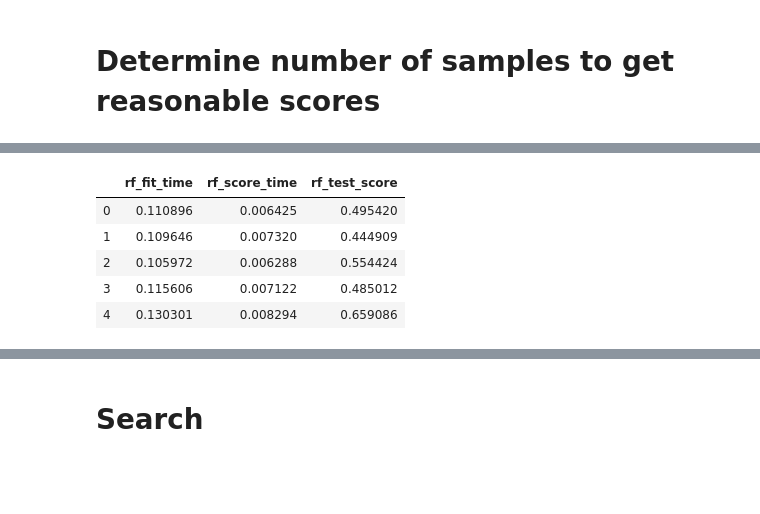
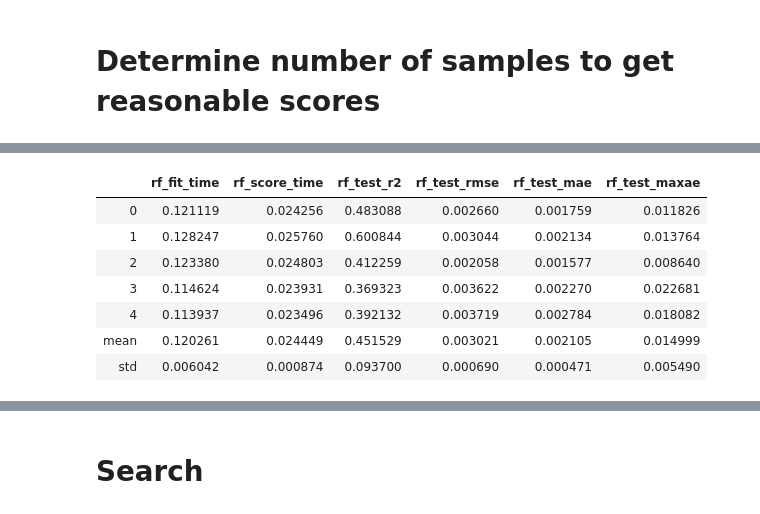
Before and after one commit to mbardwell/masters-simapprox, a Jupyter notebook: smart-sim/simhandler/ieee-13_approximating-with-RF_gaussiansamples.ipynb, the cells around one changed output, grey strips where cells are left out. Saved outputs shown, nothing was run; the diff lists cells and outputs as text; code cells hidden in the pictures; blank space fills up the shorter version.

Commit message:
RF training code with r2/rmse/mae/maxae metric. Results between 100-100000 samples. Update environment.yml

```diff
--- a/smart-sim/simhandler/ieee-13_approximating-with-RF_gaussiansamples.ipynb
+++ b/smart-sim/simhandler/ieee-13_approximating-with-RF_gaussiansamples.ipynb
@@ -224,10 +250,8 @@ sample_size = 100000 # this is the max number of samples available
 data_to_change = ["loads-p_set", "snapshots", "loads-q_set"]
 
 path_to_powerflow_example = "../../pypsa/examples/ieee-13/"
-path_to_powerflow_data = (path_to_powerflow_example +
-                          "/ieee-13-with-load-gen-gaussian-data-"
-                          + str(sample_size) +
-                          "-samples/")
+path_to_powerflow_data = (path_to_powerflow_example + "/ieee-13-with-load-gen-gaussian-data-" +
+                          str(sample_size) + "-samples/")
 path_to_powerflow_results = path_to_powerflow_data + "results/"
 # %%
 ## Uncomment to generate load samples for modified IEEE-13 network
@@ -354,18 +355,29 @@ def set_data_size(n_samples, n_training_samples):
 dnn hyperparameters are chosen from sandbox testing. On average the model attempts to converge
 (with other parameters it sometimes gives up early).
 '''
-rf = RandomForestRegressor(n_estimators=100, max_depth=None)
+
+regression_model = RandomForestRegressor(n_estimators=100, max_depth=None)
+regression_model_name = "rf"
 
 linear = LinearRegression()
+
+common_cross_validate_variables = {"cv": 5,
+                                   "n_jobs": -1,
+                                   "scoring": {"r2": make_scorer(r2_score),
+                                               "rmse": make_scorer(rmse),
+                                               "mae": make_scorer(mae),
+                                               "maxae": make_scorer(maxae)}}
 # %%
 # cell works, may just be commented out because it is an expensive process and user can just skip to grid search
-rf_xval_scores = []
-linear_xval_scores = []
+
+savefile_descriptor_addon = input("Add on extra descriptor to saved file (ex: -testing_maxae)? ")
+
+
 for i, n_samples in enumerate([100, 1000, 10000, 100000]):
     current_iteration = i
 
     n_training_samples = int(n_samples*(80/100))
-    X_train, y_train, X_val, y_val = set_data_size(n_samples, n_training_samples)
+    X_train, y_train, X_val, y_val = set_data_size(features, labels, n_samples, n_training_samples)
 
     print("\n\nRun: ", current_iteration)
     print("n_training_samples: ", n_training_samples)
@@ -373,45 +385,37 @@ for i, n_samples in enumerate([100, 1000, 10000, 100000]):
     print("n_features: ", X_train.shape[1])
     print("n_labels: ", y_train.shape[1])
 
-    ## rf
-    print("\n\nRF\n\n")
+    ## regression model to evaluate
+    print("\n\n{} REGRESSION\n\n".format(regression_model_name.upper()))
     time_start = time.time()
-    rf_xval_scores.append(cross_validate(rf,
-                                         X_train,
-                                         y_train,
-                                         cv=5,
-                                         n_jobs=-1,
-                                         scoring=make_scorer(r2_score)))
-    time_rf = time.time()
-    print("cross validation training time {:.5}".format(time_rf-time_start))
+    regression_model_results = pd.DataFrame(cross_validate(regression_model,
+                                                           X_train,
+                                                           y_train,
+                                                           **common_cross_validate_variables))
+    time_regression_model = time.time()
+    print("cross validation training time {:.5}".format(time_regression_model-time_start))
     print("cross validation training scores: ")
-    rf_results = pd.DataFrame(rf_xval_scores[current_iteration])
-    rf_results.columns = ["rf_"+col for col in rf_results.columns]
-    display(rf_results)
+    regression_model_results.columns = [regression_model_name+"_"+col for col in regression_model_results.columns]
+    regression_model_results = add_mean_and_std_rows(regression_model_results)
+    display(regression_model_results)
 
-    rf.fit(X_train, y_train)
+    regression_model.fit(X_train, y_train)
     print("non-cross validation model scores for reference:")
-    print("training score: ", r2_score(y_train, rf.predict(X_train)))
-    print("validation score: ", r2_score(y_val, rf.predict(X_val)))
-    print("rmse: ", rmse(rf.predict(X_val), y_val))
+    print("training score: ", r2_score(y_train, regression_model.predict(X_train)))
+    print("validation score: ", r2_score(y_val, regression_model.predict(X_val)))
+    print("rmse: ", rmse(regression_model.predict(X_val), y_val))
 
 
 
-    ## linear regression
+    ## linear regression for baseline comparison
     print("\n\nLINEAR REGRESSION\n\n")
     time_start = time.time()
-    linear_xval_scores.append(cross_validate(linear,
-                                             X_train,
-                                             y_train,
-                                             cv=5,
-                                             n_jobs=-1,
-                                             scoring=make_scorer(r2_score)))
-
+    linear_results = pd.DataFrame(cross_validate(linear, X_train, y_train, **common_cross_validate_variables))
     time_linear = time.time()
     print("cross validation training time {:.5}".format(time_linear-time_start))
     print("cross validation training scores: ")
-    linear_results = pd.DataFrame(linear_xval_scores[current_iteration])
     linear_results.columns = ["linear_"+col for col in linear_results.columns]
+    linear_results = add_mean_and_std_rows(linear_results)
     display(linear_results)
 
     linear.fit(X_train, y_train)
@@ -420,10 +424,15 @@ for i, n_samples in enumerate([100, 1000, 10000, 100000]):
     print("validation score: ", r2_score(y_val, linear.predict(X_val)))
     print("rmse: ", rmse(linear.predict(X_val), y_val))
 
-    ## model statistics
+
+
+    ## save models
     datetimestamp = datetime.datetime.now().strftime("%Y-%m-%d-%H-%M")
-    results_to_save = rf_results.join(linear_results).round(3)
+    results_to_save = regression_model_results.join(linear_results)
     results_to_save.to_csv(path_to_powerflow_data +
-                           "/results/approximating_with_rf_results-{}_samples-{}.csv".format(n_samples,
-                                                                                             datetimestamp))
+                           "/results/approximating_with_{}_model_results-{}_samples-gaussian_input-{}{}.csv".format(
+                               regression_model_name,
+                               n_samples,
+                               datetimestamp,
+                               savefile_descriptor_addon))
 # %% [output]
@@ -441,8 +453,10 @@ cross validation training time 1.3524
 cross validation training scores:
-|  | rf_fit_time | rf_score_time | rf_test_score |
-| 0 | 0.110896 | 0.006425 | 0.495420 |
-| 1 | 0.109646 | 0.007320 | 0.444909 |
-| 2 | 0.105972 | 0.006288 | 0.554424 |
-| 3 | 0.115606 | 0.007122 | 0.485012 |
-| 4 | 0.130301 | 0.008294 | 0.659086 |
+|  | rf_fit_time | rf_score_time | rf_test_r2 | rf_test_rmse | rf_test_mae | rf_test_maxae |
+| 0 | 0.121119 | 0.024256 | 0.483088 | 0.002660 | 0.001759 | 0.011826 |
+| 1 | 0.128247 | 0.025760 | 0.600844 | 0.003044 | 0.002134 | 0.013764 |
+| 2 | 0.123380 | 0.024803 | 0.412259 | 0.002058 | 0.001577 | 0.008640 |
+| 3 | 0.114624 | 0.023931 | 0.369323 | 0.003622 | 0.002270 | 0.022681 |
+| 4 | 0.113937 | 0.023496 | 0.392132 | 0.003719 | 0.002784 | 0.018082 |
+| mean | 0.120261 | 0.024449 | 0.451529 | 0.003021 | 0.002105 | 0.014999 |
+| std | 0.006042 | 0.000874 | 0.093700 | 0.000690 | 0.000471 | 0.005490 |
 non-cross validation model scores for reference:
```
Also changed, not shown: parts of 18 cells of this notebook, 5 other files.
